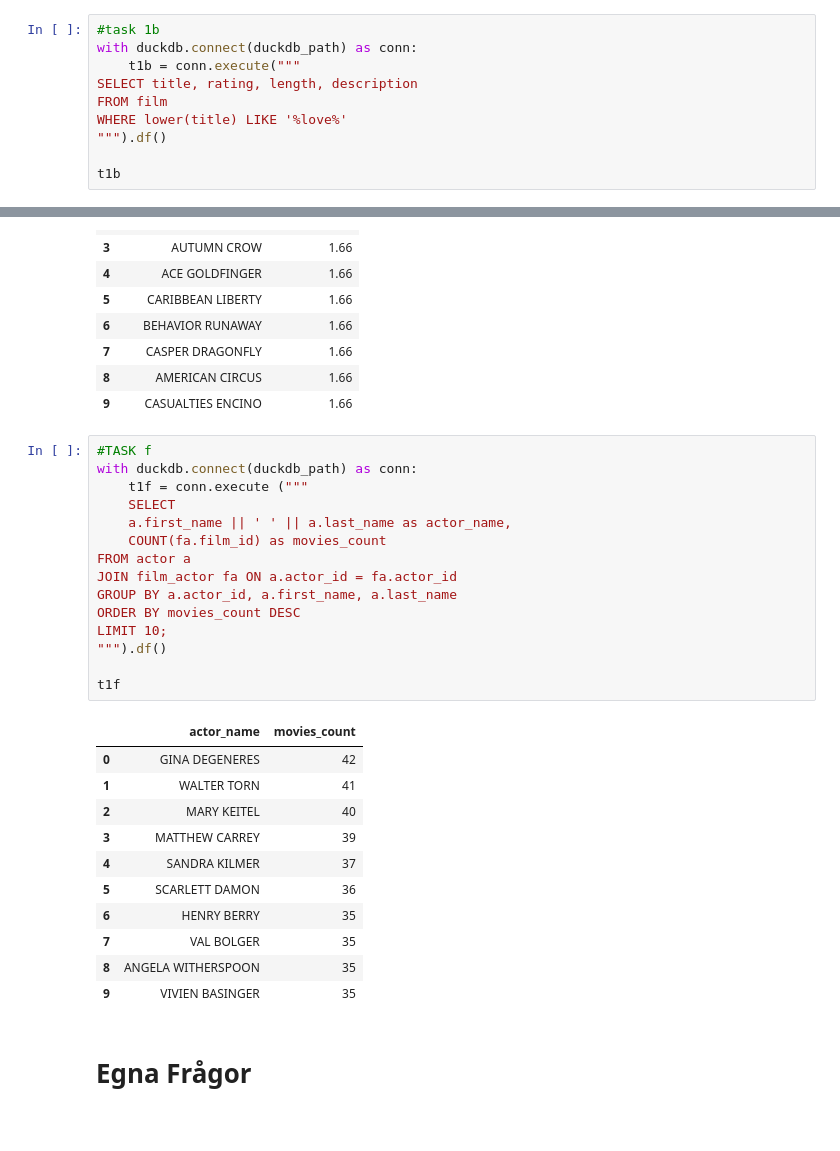
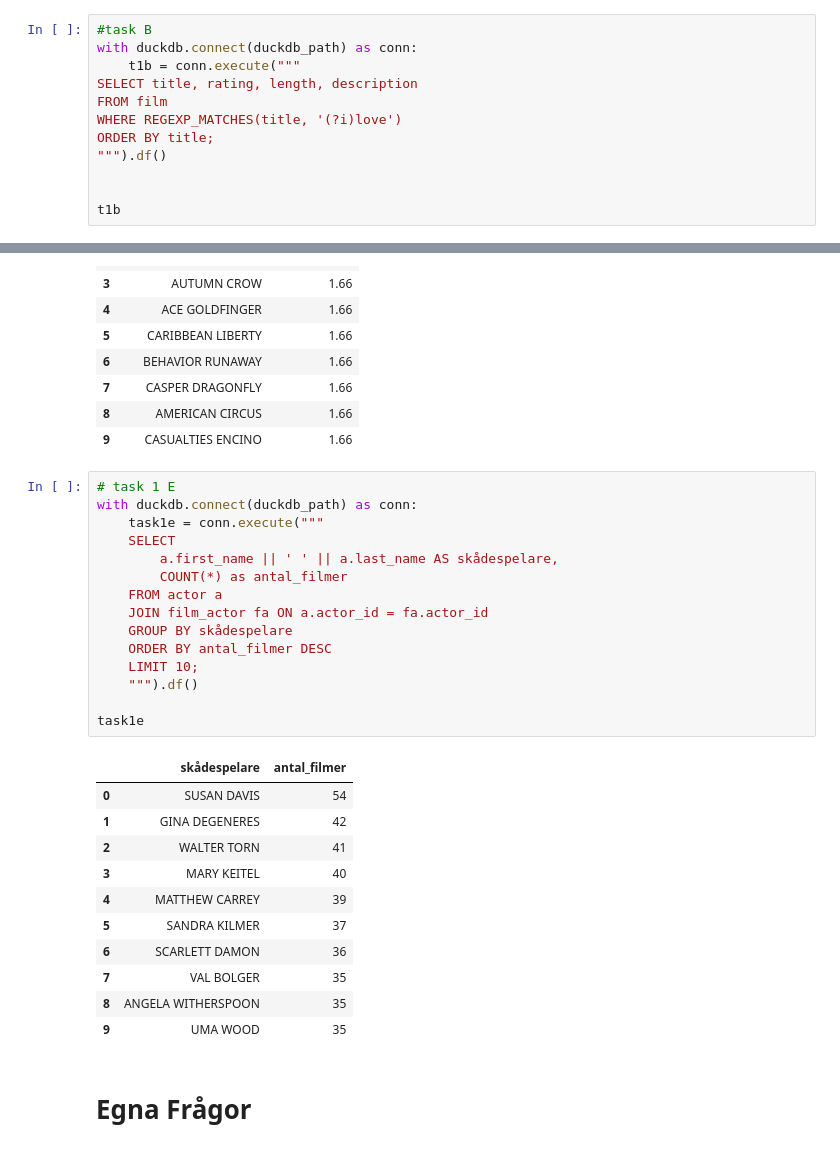
Before and after one commit to paulo20005/Paulo_sql1, a Jupyter notebook: tasks.ipynb, the cells around one changed output, grey strips where cells are left out. Cells and saved outputs as stored; diff of their text form.

```diff
--- a/tasks.ipynb
+++ b/tasks.ipynb
@@ -42,14 +43,16 @@ t1a
 | 37 | WORST BANGER | 185 |
 | 38 | YOUNG LANGUAGE | 183 |
 # %%
-#task 1b
+#task B
 with duckdb.connect(duckdb_path) as conn:
     t1b = conn.execute("""
 SELECT title, rating, length, description
 FROM film
-WHERE lower(title) LIKE '%love%'
+WHERE REGEXP_MATCHES(title, '(?i)love')
+ORDER BY title;
 """).df()
 
+
 t1b
 # %% [output]
 |  | title | rating | length | description |
@@ -106,32 +109,32 @@ t1d
 | 8 | AMERICAN CIRCUS | 1.66 |
 | 9 | CASUALTIES ENCINO | 1.66 |
 # %%
-#TASK f
+# task 1 E
 with duckdb.connect(duckdb_path) as conn:
-    t1f = conn.execute ("""
+    task1e = conn.execute("""
     SELECT
-    a.first_name || ' ' || a.last_name as actor_name,
-    COUNT(fa.film_id) as movies_count
-FROM actor a
-JOIN film_actor fa ON a.actor_id = fa.actor_id
-GROUP BY a.actor_id, a.first_name, a.last_name
-ORDER BY movies_count DESC
-LIMIT 10;
-""").df()
+        a.first_name || ' ' || a.last_name AS skådespelare,
+        COUNT(*) as antal_filmer
+    FROM actor a
+    JOIN film_actor fa ON a.actor_id = fa.actor_id
+    GROUP BY skådespelare
+    ORDER BY antal_filmer DESC
+    LIMIT 10;
+    """).df()
 
-t1f
+task1e
 # %% [output]
-|  | actor_name | movies_count |
-| 0 | GINA DEGENERES | 42 |
-| 1 | WALTER TORN | 41 |
-| 2 | MARY KEITEL | 40 |
-| 3 | MATTHEW CARREY | 39 |
-| 4 | SANDRA KILMER | 37 |
-| 5 | SCARLETT DAMON | 36 |
-| 6 | HENRY BERRY | 35 |
+|  | skådespelare | antal_filmer |
+| 0 | SUSAN DAVIS | 54 |
+| 1 | GINA DEGENERES | 42 |
+| 2 | WALTER TORN | 41 |
+| 3 | MARY KEITEL | 40 |
+| 4 | MATTHEW CARREY | 39 |
+| 5 | SANDRA KILMER | 37 |
+| 6 | SCARLETT DAMON | 36 |
 | 7 | VAL BOLGER | 35 |
 | 8 | ANGELA WITHERSPOON | 35 |
-| 9 | VIVIEN BASINGER | 35 |
+| 9 | UMA WOOD | 35 |
 # %% [markdown]
 # Egna Frågor
 # %%
```
Also changed, not shown: parts of 2 cells of this notebook.
